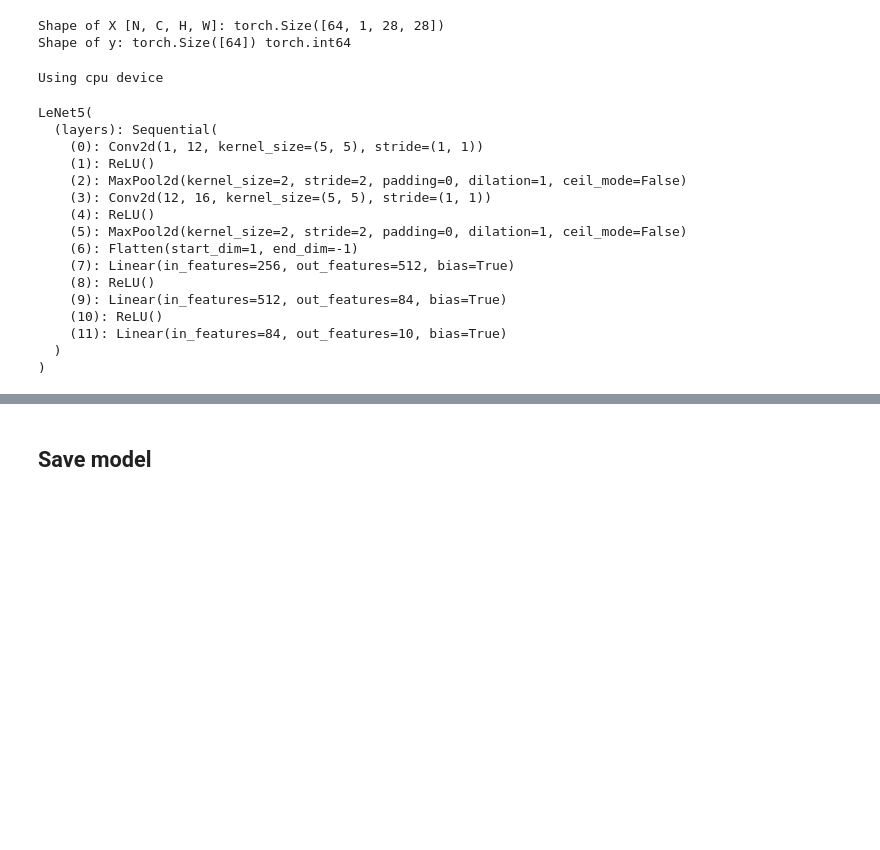
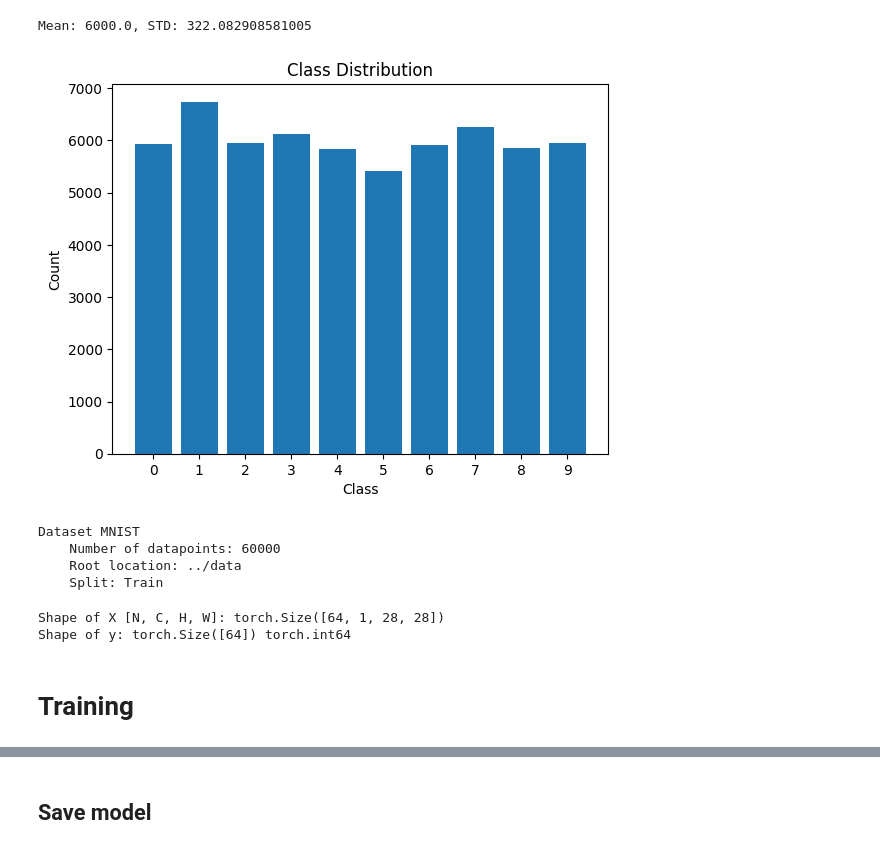
Before and after one commit to sampath017/MNIST, a Jupyter notebook: src/train.ipynb, the cells around one changed output, grey strips where cells are left out. Saved outputs shown, nothing was run; the diff lists cells and outputs as text; code cells hidden in the pictures; blank space fills up the shorter version.

```diff
--- a/src/train.ipynb
+++ b/src/train.ipynb
@@ -33,3 +98,37 @@ dataset.show_batch()
+# %%
+## Class distributions
+
+# Get the labels for all images in the dataset
+labels = [label for _, label in dataset]
+
+# Count the number of occurrences of each label
+label_counts = Counter(labels)
+label_counts_array = np.array(list(label_counts.values()))
+# %%
+print(f"Mean: {label_counts_array.mean()}, STD: {label_counts_array.std()}")
+
+# Plot the distribution of labels
+plt.bar(label_counts.keys(), label_counts.values())
+plt.xticks(range(10))
+plt.xlabel('Class')
+plt.ylabel('Count')
+plt.title('Class Distribution')
+plt.show()
+# %% [output]
+Mean: 6000.0, STD: 322.082908581005
+[figure, added]
+# %%
+dataset.transform = Compose([
+    ToTensor(),
+    Normalize(0.5, 0.5)
+])
+
+dataset
+# %% [output]
+Dataset MNIST
+    Number of datapoints: 60000
+    Root location: ../data
+    Split: Train
 # %%
 train_size = int(0.7 * len(dataset))
 valid_size = len(dataset) - train_size
@@ -46,11 +145,6 @@ for X, y in train_dataloader:
 # %% [output]
 Shape of X [N, C, H, W]: torch.Size([64, 1, 28, 28])
 Shape of y: torch.Size([64]) torch.int64
-# %%
-# Get cpu, gpu or mps device for training.
-device = "cuda" if torch.cuda.is_available() else "cpu"
-
-print(f"Using {device} device")
-# %% [output]
-Using cpu device
+# %% [markdown]
+# Training
 # %%
@@ -58,22 +197 @@ from models.LeNet5.arch import LeNet5
-# %%
-model = LeNet5().to(device)
-
-print(model)
-# %% [output]
-LeNet5(
-  (layers): Sequential(
-    (0): Conv2d(1, 12, kernel_size=(5, 5), stride=(1, 1))
-    (1): ReLU()
-    (2): MaxPool2d(kernel_size=2, stride=2, padding=0, dilation=1, ceil_mode=False)
-    (3): Conv2d(12, 16, kernel_size=(5, 5), stride=(1, 1))
-    (4): ReLU()
-    (5): MaxPool2d(kernel_size=2, stride=2, padding=0, dilation=1, ceil_mode=False)
-    (6): Flatten(start_dim=1, end_dim=-1)
-    (7): Linear(in_features=256, out_features=512, bias=True)
-    (8): ReLU()
-    (9): Linear(in_features=512, out_features=84, bias=True)
-    (10): ReLU()
-    (11): Linear(in_features=84, out_features=10, bias=True)
-  )
-)
 # %%
```
Also changed, not shown: parts of 18 cells of this notebook, 3 other files.
